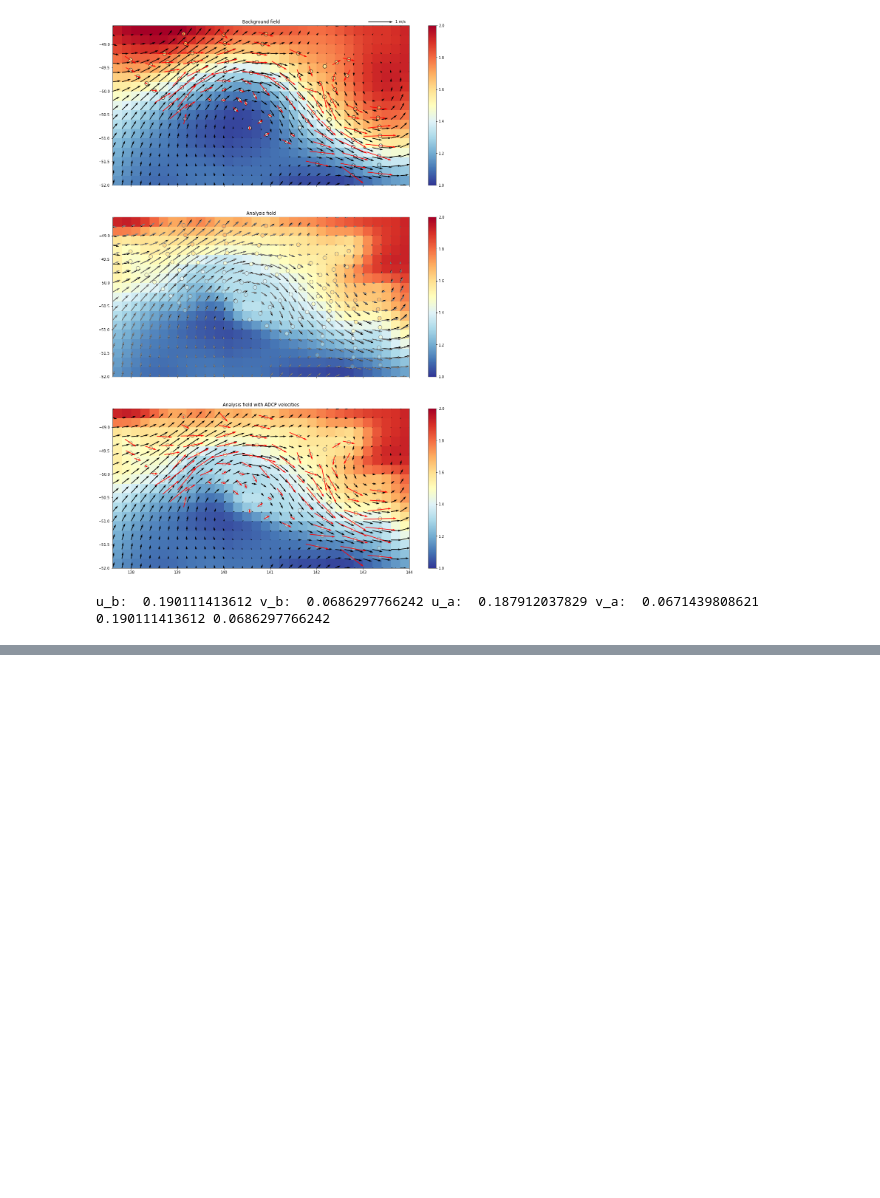
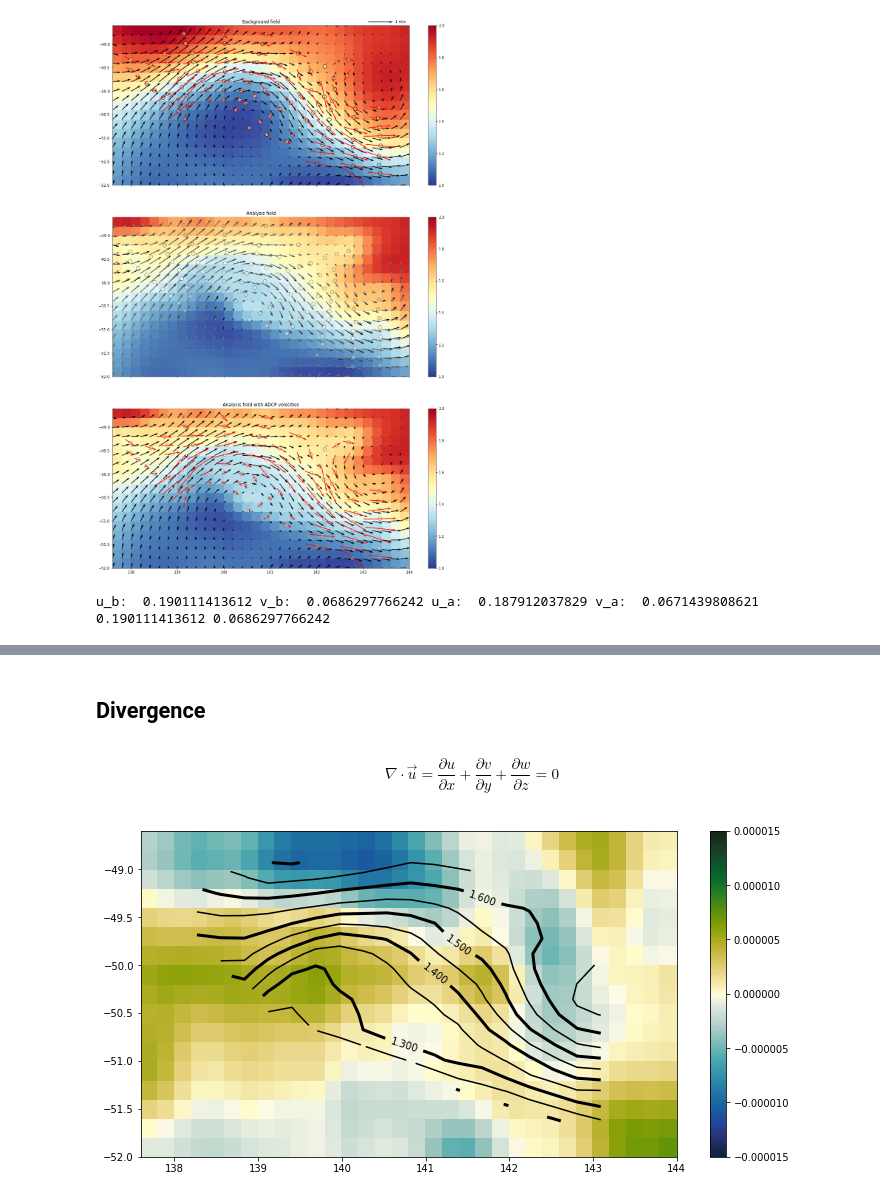
Before and after one commit to janjaapmeijer/phd-public, a Jupyter notebook: notebooks/velocity.ipynb, the cells around one changed output, grey strips where cells are left out. Saved outputs shown, nothing was run; the diff lists cells and outputs as text; code cells hidden in the pictures; blank space fills up the shorter version.

```diff
--- a/notebooks/velocity.ipynb
+++ b/notebooks/velocity.ipynb
@@ -525,0 +531,20 @@ plt.colorbar(cf, ax=ax[1])
+# %% [markdown]
+## Divergence
+# %% [markdown]
+$$ \nabla\cdot\vec{u} = \frac{\partial u}{\partial x} + \frac{\partial v}{\partial y} + \frac{\partial w}{\partial z} = 0 $$
+# %%
+import cmocean
+dudx = np.gradient(x_b[1])[0] / np.gradient(xx)[1]
+dvdy = np.gradient(x_b[2])[1] / np.gradient(yy)[0]
+
+div = dudx + dvdy
+
+fig, ax = plt.subplots(figsize=(12, 6))
+vmin, vmax = -1.5e-5, 1.5e-5
+# cf = ax.contourf(lonlon, latlat, div, np.linspace(vmin, vmax, 10), cmap=cmocean.cm.delta)
+pcol = ax.pcolor(lonlon, latlat, div, cmap=cmocean.cm.delta, vmin=vmin, vmax=vmax)
+plt.colorbar(pcol)
+ct = ax.contour(xxD, yyD, D_sgrd, bounds, colors='k')
+dh_cts(ct, bounds, start=1, step=2)
+# %% [output]
+[figure, added]
```
Also changed, not shown: parts of 8 cells of this notebook.
